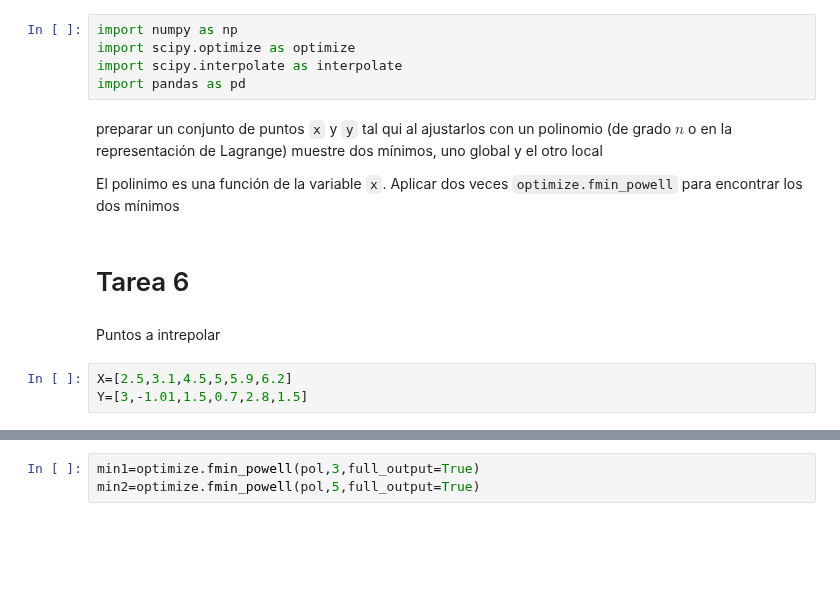
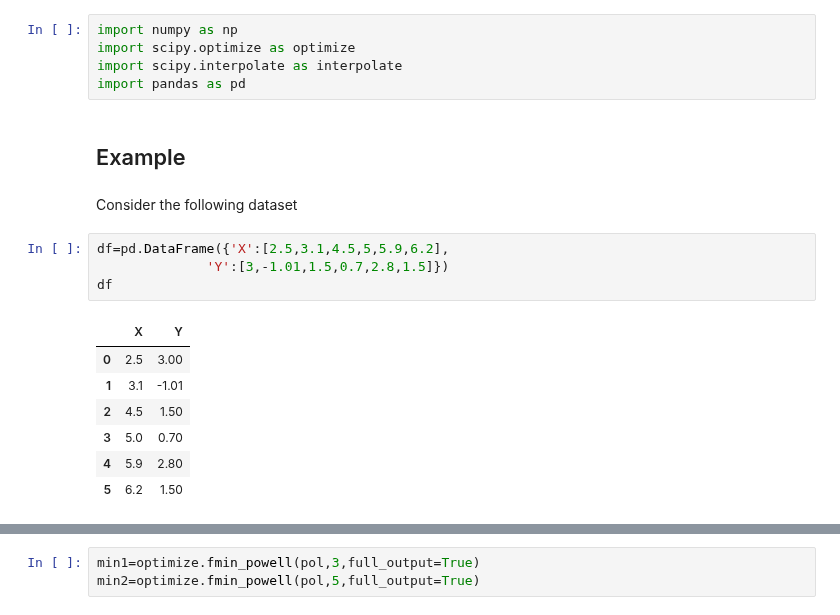
Before and after one commit to restrepo/ComputationalMethods, a Jupyter notebook: material/Minimization.ipynb, the cells around one changed output, grey strips where cells are left out. Saved outputs shown, nothing was run; the diff lists cells and outputs as text; blank space fills up the shorter version.

```diff
--- a/material/Minimization.ipynb
+++ b/material/Minimization.ipynb
@@ -14,14 +12,19 @@ import numpy as np
 import scipy.optimize as optimize
 import scipy.interpolate as interpolate
 import pandas as pd
-# %% [markdown]
-preparar un conjunto de puntos `x` y `y` tal qui al ajustarlos con un polinomio (de grado $n$ o en la representación de Lagrange) muestre dos mínimos, uno global y el otro local
-
-El polinimo es una función de la variable `x`. Aplicar dos veces `optimize.fmin_powell` para encontrar los dos mínimos
-# %% [markdown]
-# Tarea 6
-# %% [markdown]
-Puntos a intrepolar
+# %% [markdown]
+## Example
+# %% [markdown]
+Consider the following dataset
 # %%
-X=[2.5,3.1,4.5,5,5.9,6.2]
-Y=[3,-1.01,1.5,0.7,2.8,1.5]
+df=pd.DataFrame({'X':[2.5,3.1,4.5,5,5.9,6.2],
+              'Y':[3,-1.01,1.5,0.7,2.8,1.5]})
+df
+# %% [output]
+|  | X | Y |
+| 0 | 2.5 | 3.00 |
+| 1 | 3.1 | -1.01 |
+| 2 | 4.5 | 1.50 |
+| 3 | 5.0 | 0.70 |
+| 4 | 5.9 | 2.80 |
+| 5 | 6.2 | 1.50 |
```
Also changed, not shown: parts of 17 cells of this notebook.
